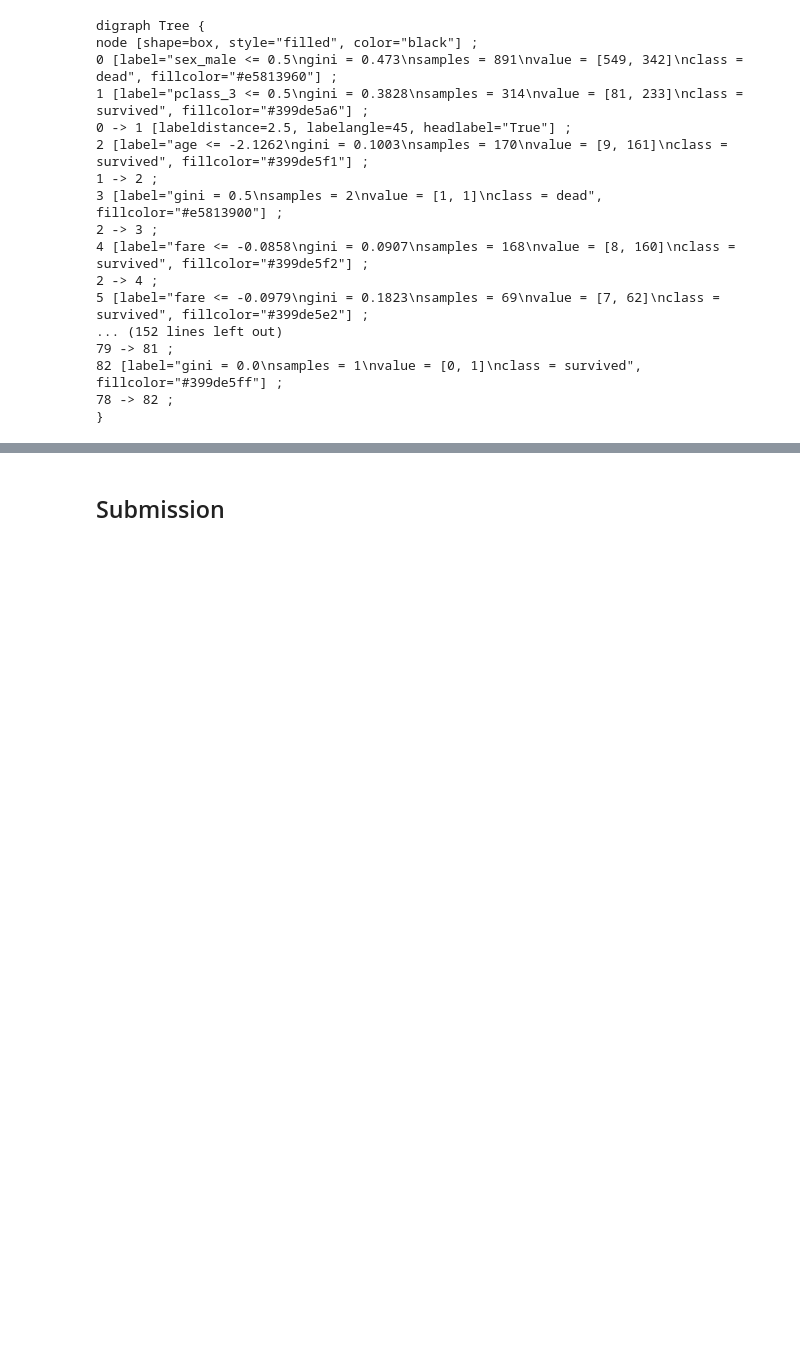
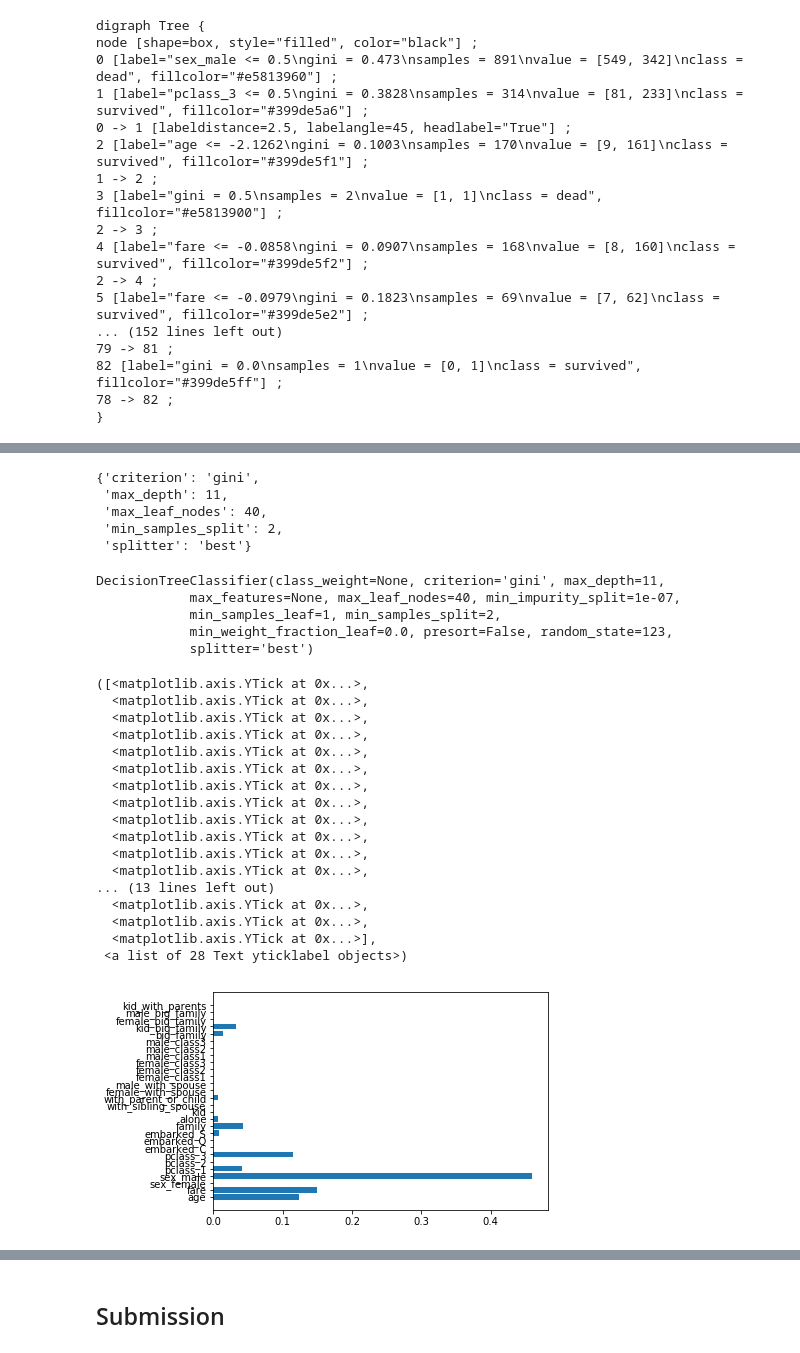
Before and after one commit to annakarpova1/ds-homeworks, a Jupyter notebook: Titanic - Decision Tree Classifier.ipynb, the cells around one changed output, grey strips where cells are left out. Saved outputs shown, nothing was run; the diff lists cells and outputs as text; code cells hidden in the pictures; blank space fills up the shorter version.

```diff
--- a/Titanic - Decision Tree Classifier.ipynb
+++ b/Titanic - Decision Tree Classifier.ipynb
@@ -123,9 +123,3 @@ X=X.drop(['name','sibsp', 'parch'], axis=1)
 # %%
 X['age'].fillna(X['age'].mean(), inplace=True)
 X['fare'].fillna(X['fare'].mean(), inplace=True)
-# %%
-from sklearn.preprocessing import StandardScaler
-scaler = StandardScaler()
-X['age'] = scaler.fit_transform(X['age'])
-# %%
-X['fare']=scaler.fit_transform(X['fare'])
@@ -344,0 +358,45 @@ node [shape=box, style="filled", color="black"] ;
+# %%
+tree_grid_search.best_params_
+# %% [output]
+{'criterion': 'gini',
+ 'max_depth': 11,
+ 'max_leaf_nodes': 40,
+ 'min_samples_split': 2,
+ 'splitter': 'best'}
+# %%
+clf_best = DecisionTreeClassifier(criterion='gini',
+                                    max_depth = 11,
+                                     max_leaf_nodes= 40,
+                                     min_samples_split= 2,
+                                     splitter = 'best',
+                                    random_state=123)
+# %%
+clf_best.fit(X_cut, y)
+# %% [output]
+DecisionTreeClassifier(class_weight=None, criterion='gini', max_depth=11,
+            max_features=None, max_leaf_nodes=40, min_impurity_split=1e-07,
+            min_samples_leaf=1, min_samples_split=2,
+            min_weight_fraction_leaf=0.0, presort=False, random_state=123,
+            splitter='best')
+# %%
+plt.barh(np.arange(len(clf_best.feature_importances_)), clf_best.feature_importances_)
+plt.yticks(np.arange(len(X_cut.columns)),X_cut.columns)
+# %% [output]
+([<matplotlib.axis.YTick at 0x...>,
+  <matplotlib.axis.YTick at 0x...>,
+  <matplotlib.axis.YTick at 0x...>,
+  <matplotlib.axis.YTick at 0x...>,
+  <matplotlib.axis.YTick at 0x...>,
+  <matplotlib.axis.YTick at 0x...>,
+  <matplotlib.axis.YTick at 0x...>,
+  <matplotlib.axis.YTick at 0x...>,
+  <matplotlib.axis.YTick at 0x...>,
+  <matplotlib.axis.YTick at 0x...>,
+  <matplotlib.axis.YTick at 0x...>,
+  <matplotlib.axis.YTick at 0x...>,
+... (13 lines left out)
+  <matplotlib.axis.YTick at 0x...>,
+  <matplotlib.axis.YTick at 0x...>,
+  <matplotlib.axis.YTick at 0x...>],
+ <a list of 28 Text yticklabel objects>)
+[figure, added]
```
Also changed, not shown: parts of 18 cells of this notebook.
